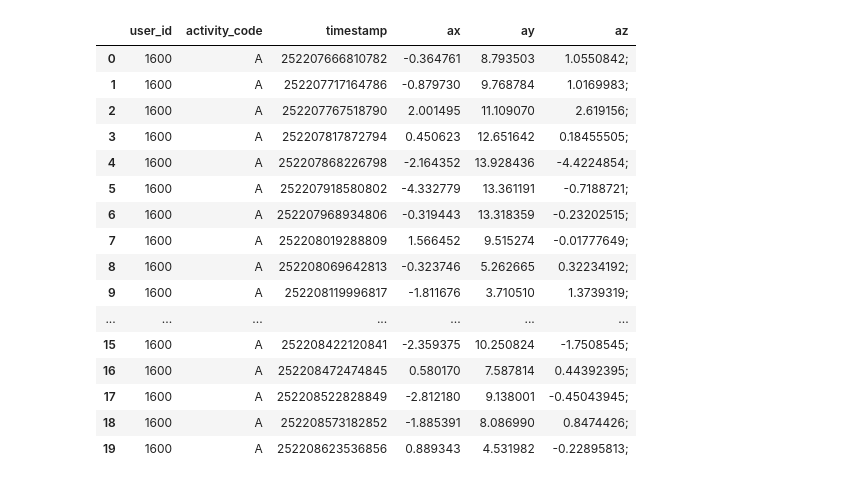
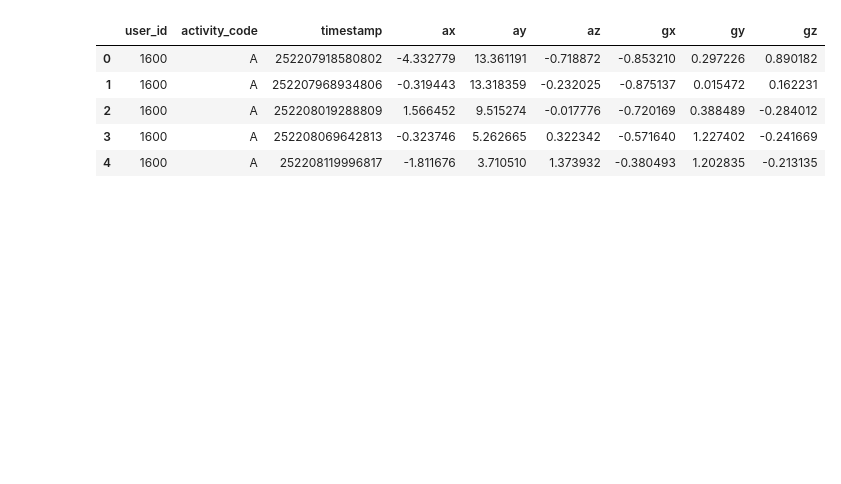
Before and after one commit to chickenosaurus5/DL-final, a Jupyter notebook: main.ipynb, the cells around one changed output. Cells and saved outputs as stored; diff of their text form; code cells hidden in the pictures; blank space fills up the shorter version.

Commit message:
merged data but failed training

```diff
--- a/main.ipynb
+++ b/main.ipynb
@@ -5,0 +17,13 @@ import os
+# %%
+def filter_to_shared_range(df,df_bounds,val_cols):
+    parts = []
+    df_bounds = df_bounds.reset_index()
+    for _,row in df_bounds.iterrows():
+        activity = row['activity_code']
+        t_min = row['min_timestamp']
+        t_max = row['max_timestamp']
+
+        mask = (df['activity_code'] == activity) & (df['timestamp'] >= t_min) & (df['timestamp'] <= t_max)
+
+        parts.append(df.loc[mask,['user_id','activity_code','timestamp']+val_cols])
+    return pd.concat(parts,ignore_index=True)
@@ -6,29 +62,28 @@ import os
 # %%
-accel_path = "C://Users//David//Desktop//programing stuff//DL//DL-final//phone//accel"
-file_names = os.listdir(accel_path)
-
-column_names = ['user_id','activity_code','timestamp','ax','ay','az']
-df = pd.concat((pd.read_csv(f'phone/accel/{filename}',header=None).set_axis(column_names,axis = 1)  for filename in file_names ))
+accel_path = Path('phone/accel')
+acc_file_names = os.listdir(accel_path)
+df = pd.concat((filter_and_merge_sensors(f'phone/accel/{filename}',f'phone/gyro/{filename.replace("accel","gyro")}')  for filename in acc_file_names ))
+df = df.sort_values(['user_id','activity_code'],ascending=[True,True])
+# %%
+df = df.astype(str).apply(lambda s: s.str.replace(';','',regex=False).str.strip())
+
+numeric_cols = [
+    'user_id',
+    'timestamp',
+    'ax', 'ay', 'az',
+    'gx', 'gy', 'gz'
+]
+
+df[numeric_cols] = df[numeric_cols].apply(pd.to_numeric)
 # %%
-df.head(20)
+df.head()
 # %% [output]
-|  | user_id | activity_code | timestamp | ax | ay | az |
-| 0 | 1600 | A | 252207666810782 | -0.364761 | 8.793503 | 1.0550842; |
-| 1 | 1600 | A | 252207717164786 | -0.879730 | 9.768784 | 1.0169983; |
-| 2 | 1600 | A | 252207767518790 | 2.001495 | 11.109070 | 2.619156; |
-| 3 | 1600 | A | 252207817872794 | 0.450623 | 12.651642 | 0.18455505; |
-| 4 | 1600 | A | 252207868226798 | -2.164352 | 13.928436 | -4.4224854; |
-| 5 | 1600 | A | 252207918580802 | -4.332779 | 13.361191 | -0.7188721; |
-| 6 | 1600 | A | 252207968934806 | -0.319443 | 13.318359 | -0.23202515; |
-| 7 | 1600 | A | 252208019288809 | 1.566452 | 9.515274 | -0.01777649; |
-| 8 | 1600 | A | 252208069642813 | -0.323746 | 5.262665 | 0.32234192; |
-| 9 | 1600 | A | 252208119996817 | -1.811676 | 3.710510 | 1.3739319; |
-| ... | ... | ... | ... | ... | ... | ... |
-| 15 | 1600 | A | 252208422120841 | -2.359375 | 10.250824 | -1.7508545; |
-| 16 | 1600 | A | 252208472474845 | 0.580170 | 7.587814 | 0.44392395; |
-| 17 | 1600 | A | 252208522828849 | -2.812180 | 9.138001 | -0.45043945; |
-| 18 | 1600 | A | 252208573182852 | -1.885391 | 8.086990 | 0.8474426; |
-| 19 | 1600 | A | 252208623536856 | 0.889343 | 4.531982 | -0.22895813; |
+|  | user_id | activity_code | timestamp | ax | ay | az | gx | gy | gz |
+| 0 | 1600 | A | 252207918580802 | -4.332779 | 13.361191 | -0.718872 | -0.853210 | 0.297226 | 0.890182 |
+| 1 | 1600 | A | 252207968934806 | -0.319443 | 13.318359 | -0.232025 | -0.875137 | 0.015472 | 0.162231 |
+| 2 | 1600 | A | 252208019288809 | 1.566452 | 9.515274 | -0.017776 | -0.720169 | 0.388489 | -0.284012 |
+| 3 | 1600 | A | 252208069642813 | -0.323746 | 5.262665 | 0.322342 | -0.571640 | 1.227402 | -0.241669 |
+| 4 | 1600 | A | 252208119996817 | -1.811676 | 3.710510 | 1.373932 | -0.380493 | 1.202835 | -0.213135 |
 # %%
 df.shape
 # %% [output]
```
Also changed, not shown: parts of 4 cells of this notebook, 1 other file.
